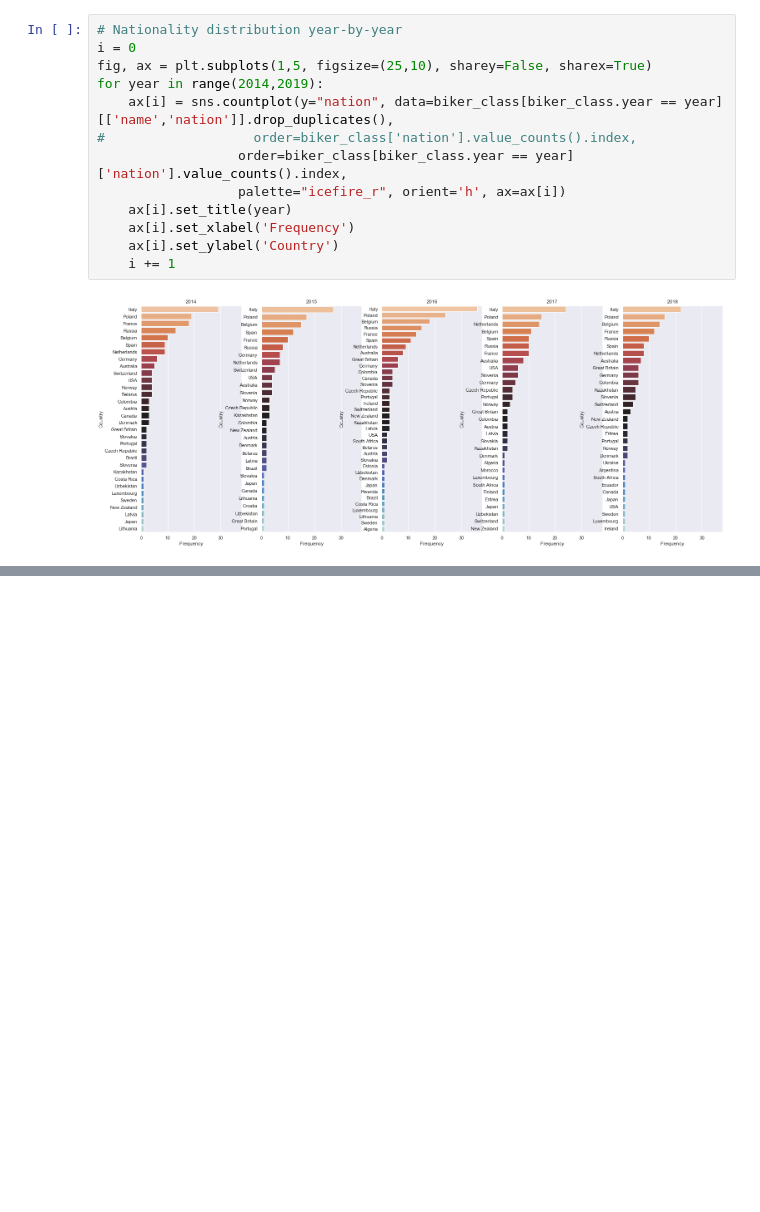
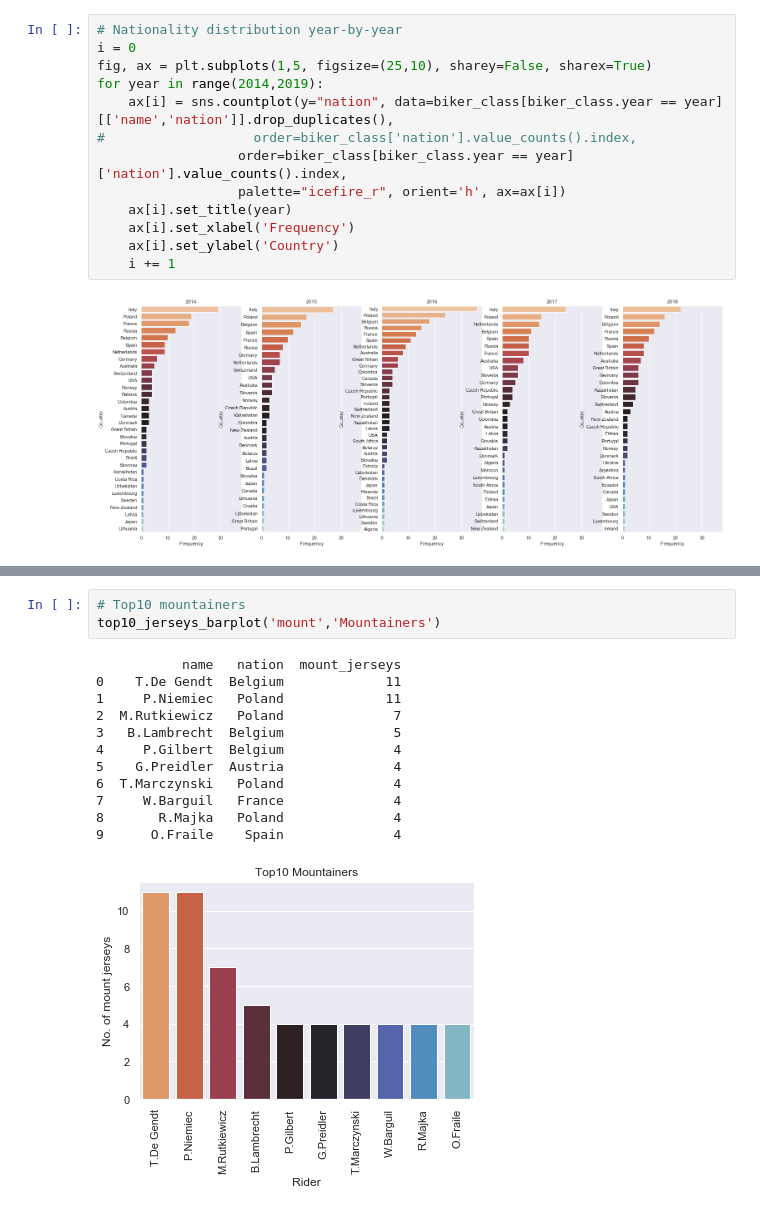
Before and after one commit to norbertstrzelecki/tour_de_pologne_top10, a Jupyter notebook: tdp_2_3_data_statistics_visualization.ipynb, the cells around one changed output, grey strips where cells are left out. Cells and saved outputs as stored; diff of their text form; blank space fills up the shorter version.

```diff
--- a/tdp_2_3_data_statistics_visualization.ipynb
+++ b/tdp_2_3_data_statistics_visualization.ipynb
@@ -186,0 +173,16 @@ biker_class[['name','nation','sprint_jerseys']].drop_duplicates().sort_values('s
+# %%
+# Top10 mountainers
+top10_jerseys_barplot('mount','Mountainers')
+# %% [output]
+           name   nation  mount_jerseys
+0    T.De Gendt  Belgium             11
+1     P.Niemiec   Poland             11
+2  M.Rutkiewicz   Poland              7
+3   B.Lambrecht  Belgium              5
+4     P.Gilbert  Belgium              4
+5    G.Preidler  Austria              4
+6  T.Marczynski   Poland              4
+7     W.Barguil   France              4
+8       R.Majka   Poland              4
+9      O.Fraile    Spain              4
+[figure, added]
```
Also changed, not shown: parts of 6 cells of this notebook.
